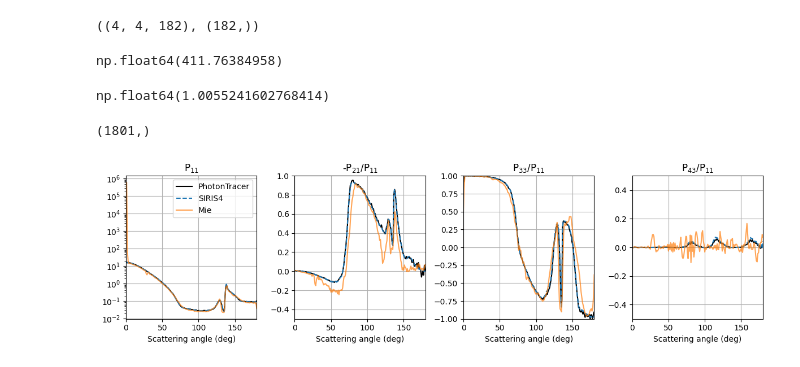
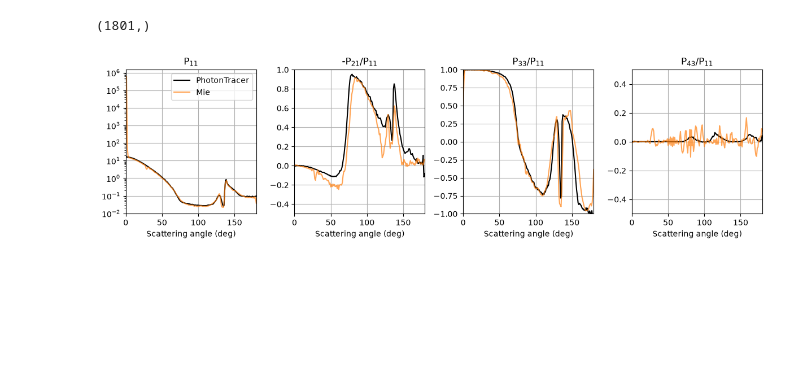
Before and after one commit to unibe-icelab/photontracer, a Jupyter notebook: examples/validation/validation_siris4_sph.ipynb, the cells around one changed output. Drawn from its saved outputs; the diff is of its cells as text; code cells hidden in the pictures; blank space fills up the shorter version.

```diff
--- a/examples/validation/validation_siris4_sph.ipynb
+++ b/examples/validation/validation_siris4_sph.ipynb
@@ -22,4 +17,4 @@ materials = [
 ]
 # %%
-sim = Simulation(0)
-sim.length_unit = LengthUnit.MILLI_METER
+sim = phtr.Simulation(gpu_id=0)
+sim.length_unit = phtr.LengthUnit.MILLI_METER
@@ -33,7 +25,7 @@ sim.wavelength_um = wavelength_um
 # %%
 number_of_rays = 10_000_000
 s_in = (1.0, np.nan, np.nan, 0.0)
-ray_generator = IsotropicRayGenerator(
+ray_generator = phtr.IsotropicRayGenerator(
     number_of_rays=number_of_rays,
     center=(0, 0, 0),
     source_radius=1.1,
@@ -43,9 +35,9 @@ ray_generator = IsotropicRayGenerator(
 sim.ray_generator = ray_generator
 # %%
 simulation_outputs = [
-    OutputType.RAY_STATE, OutputType.SCATTERING_COUNT,
-    OutputType.STOKES_VECTOR, OutputType.STOKES_VECTOR_IN,
-    OutputType.SCATTERING_ANGLE
+    phtr.OutputType.RAY_STATE, phtr.OutputType.SCATTERING_COUNT,
+    phtr.OutputType.STOKES_VECTOR, phtr.OutputType.STOKES_VECTOR_IN,
+    phtr.OutputType.SCATTERING_ANGLE
 ]
 
 sim.outputs = simulation_outputs
@@ -54,11 +46,11 @@ def run_sim(sim, stokes):
     sim.stokes_vector = stokes
     sim.max_scattering_count = 30
     sim.run()
-    stokes = sim.get_output_buffer(OutputType.STOKES_VECTOR)
-    stokes_in = sim.get_output_buffer(OutputType.STOKES_VECTOR_IN)
-    ray_state = sim.get_output_buffer(OutputType.RAY_STATE)
-    scattering_count = sim.get_output_buffer(OutputType.SCATTERING_COUNT)
-    angle = sim.get_output_buffer(OutputType.SCATTERING_ANGLE)
+    stokes = sim.get_output_buffer(phtr.OutputType.STOKES_VECTOR)
+    stokes_in = sim.get_output_buffer(phtr.OutputType.STOKES_VECTOR_IN)
+    ray_state = sim.get_output_buffer(phtr.OutputType.RAY_STATE)
+    scattering_count = sim.get_output_buffer(phtr.OutputType.SCATTERING_COUNT)
+    angle = sim.get_output_buffer(phtr.OutputType.SCATTERING_ANGLE)
 
     no_hit = scattering_count == 0
     absorbed = ray_state == 1
@@ -143,11 +123,3 @@ p.shape
-# %%
-p.shape, angles_siris.shape
-# %% [output]
-((4, 4, 182), (182,))
-# %%
-p[0,0,:].sum()
-# %% [output]
-np.float64(411.76384958)
 # %%
 mie_data = np.loadtxt("data/SPH_MiePlot.txt", skiprows=21)
 mie_angles = mie_data.T[0]
@@ -169,11 +141,6 @@ s34_mie_smooth = rolling_average(s34_mie, window_size=30)
 
 normalization_factor = 0.5 * np.sum(s11_mie * np.sin(mie_angles * np.pi / 180) * (mie_angles[1] - mie_angles[0]) * np.pi / 180)
 s11_mie_smooth_norm = s11_mie_smooth / normalization_factor
-# %%
-norm_test = 0.5 * np.sum(p[0,0,:] * np.sin(angles_siris * np.pi / 180) * (angles_siris[1] - angles_siris[0]) * np.pi / 180)
-norm_test
-# %% [output]
-np.float64(1.0055241602768414)
 # %%
 mie_angles.shape
 # %% [output]
@@ -189,38 +156,32 @@ ax[0].plot(centers_degrees, p11, label="PhotonTracer", color='black')
 ax[1].plot(centers_degrees, -m21, label="PhotonTracer P21/P11", color='black')
 ax[2].plot(centers_degrees, m33, label="PhotonTracer P33/P11", color='black')
 ax[3].plot(centers_degrees, m43, label="PhotonTracer P43/P11", color='black')
-
-
-ax[0].plot(angles_siris, p[0,0,:], label="SIRIS4", ls='--')
-ax[1].plot(angles_siris, -p[1,0]/p[0,0], label="SIRIS4 P21/P11", ls='--')
-ax[2].plot(angles_siris, p[2,2]/p[0,0], label="SIRIS4 P33/P11", ls='--')
-ax[3].plot(angles_siris, p[3,2]/p[0,0], label="SIRIS4 P43/P11", ls='--')
 
 ax[0].plot(mie_angles[::10], s11_mie_smooth_norm[::10], label="Mie", color=colors[1], alpha=0.7)
 ax[1].plot(mie_angles[::10], -s12_mie_smooth[::10], label="Mie P21/P11", color=colors[1], alpha=0.7)
 ax[2].plot(mie_angles[::10], s33_mie_smooth[::10], label="Mie P33/P11", color=colors[1], alpha=0.7)
 ax[3].plot(mie_angles[::10], -s34_mie_smooth[::10], label="Mie P43/P11", color=colors[1], alpha=0.7)
 
 ax[0].set_title("P$_{11}$")
 ax[0].set_yscale("log")
 ax[1].set_title("-P$_{21}$/P$_{11}$")
 ax[2].set_title("P$_{33}$/P$_{11}$")
 ax[3].set_title("P$_{43}$/P$_{11}$")
 
 ax[0].legend()
 
 
 
 ax[1].set_ylim([-.5, 1.])
 ax[2].set_ylim([-1., 1.])
 ax[3].set_ylim([-0.5, 0.5])
 #plt.ylabel("-p21/p11")
 for i in range(4):
     ax[i].set_xlabel("Scattering angle (deg)")
 
     ax[i].grid()
     ax[i].set_xlim([0, 180])
 
 fig.tight_layout()
 # %% [output]
-[figure, old version]
+[figure, new version]
```
Also changed, not shown: parts of 9 cells of this notebook, 11 other files.
